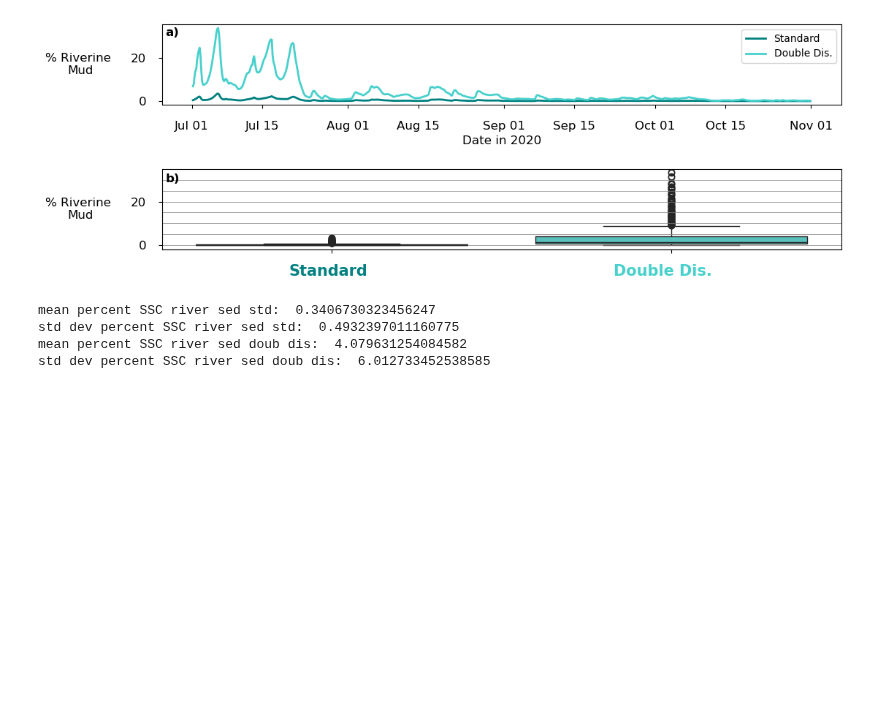
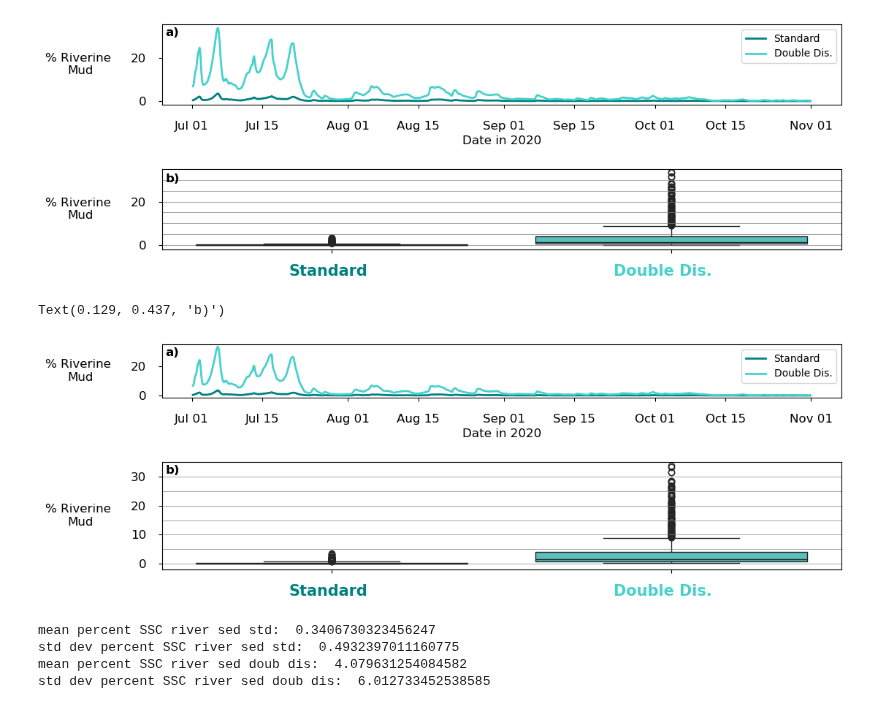
Before and after one commit to bundzis/Beaufort_ROMS_ssc_comp, a Jupyter notebook: Analysis/plot_percent_ssc_rivs_seabed.ipynb, the cells around one changed output. Saved outputs shown, nothing was run; the diff lists cells and outputs as text; code cells hidden in the pictures; blank space fills up the shorter version.

Commit message:
made subplot taller

```diff
--- a/Analysis/plot_percent_ssc_rivs_seabed.ipynb
+++ b/Analysis/plot_percent_ssc_rivs_seabed.ipynb
@@ -646,6 +646,61 @@ fig.text(0.129, 0.340, 'b)', color='black', fontsize=fontsize-13, weight='bold')
 # %% [output]
 Text(0.129, 0.34, 'b)')
 [figure]
+# %%
+# Make another version with the box plot as taller
+# Make the figure
+fig, ax = plt.subplots(2, figsize=(12,4), gridspec_kw={'height_ratios': [0.5, 1]})
+
+# Plot time series of percentages
+ax[0].plot(seabed_riv_sed_std.ocean_time, percent_river_sed_std*100, color='teal', label='Standard', linewidth=2)
+ax[0].plot(seabed_riv_sed_doub_dis.ocean_time, percent_river_sed_doub_dis*100, color='mediumturquoise', label='Double Dis.', linewidth=2)
+
+ax[0].xaxis.set_major_formatter(mdates.DateFormatter('%b %d'))
+ax[0].tick_params(axis='x', labelrotation=0) #labelrotation=45
+
+ax[0].set_xlabel('Date in 2020', fontsize=fontsize-13)
+ax[0].set_ylabel('% Riverine \nMud', rotation=0, va='center', labelpad=50, fontsize=fontsize-13)
+ax[0].legend()
+
+
+# Plot the data as a boxplot
+s8 = sns.boxplot(data=[percent_river_sed_std*100, percent_river_sed_doub_dis*100],  ax=ax[1], palette=river_palette_std_double)
+#s9 = sns.boxplot(data=percent_river_sed_doub_dis, color=river_palette_std_double[1])
+
+
+# Set y-axis label
+ax[1].set_ylabel('% Riverine \nMud', fontsize=fontsize-13, rotation=0, va='center', labelpad=50)
+
+# Set the y-limit
+ax[1].set_ylim(-2,35) # (-10,110)
+
+# Add bars for 25, 50, 75 percent
+ax[1].axhline(y=0, linestyle='-', color='gray', linewidth=0.5)
+ax[1].axhline(y=5, linestyle='-', color='gray', linewidth=0.5)
+ax[1].axhline(y=10, linestyle='-', color='gray', linewidth=0.5)
+ax[1].axhline(y=15, linestyle='-', color='gray', linewidth=0.5)
+ax[1].axhline(y=20, linestyle='-', color='gray', linewidth=0.5)
+ax[1].axhline(y=25, linestyle='-', color='gray', linewidth=0.5)
+ax[1].axhline(y=30, linestyle='-', color='gray', linewidth=0.5)
+
+# Adjust the spacing
+#fig2.subplots_adjust(hspace=0.30)
+#ax2.legend()
+ax[1].set_xlabel('')
+plt.setp(ax[1].get_xticklabels(), visible=False)
+
+# Manually place section labels
+fig.text(0.27, 0.02, 'Standard', color=river_palette_std_double[0], fontsize=fontsize-10, weight='bold')
+fig.text(0.64, 0.02, 'Double Dis.', color=river_palette_std_double[1], fontsize=fontsize-10, weight='bold')
+
+plt.subplots_adjust(hspace=0.8)
+
+# Add subplot labels
+fig.text(0.129, 0.840, 'a)', color='black', fontsize=fontsize-13, weight='bold')
+fig.text(0.129, 0.437, 'b)', color='black', fontsize=fontsize-13, weight='bold')
+# %% [output]
+Text(0.129, 0.437, 'b)')
+[figure, added]
 # %%
 # Print a bunch of stats
 # Standard
```
